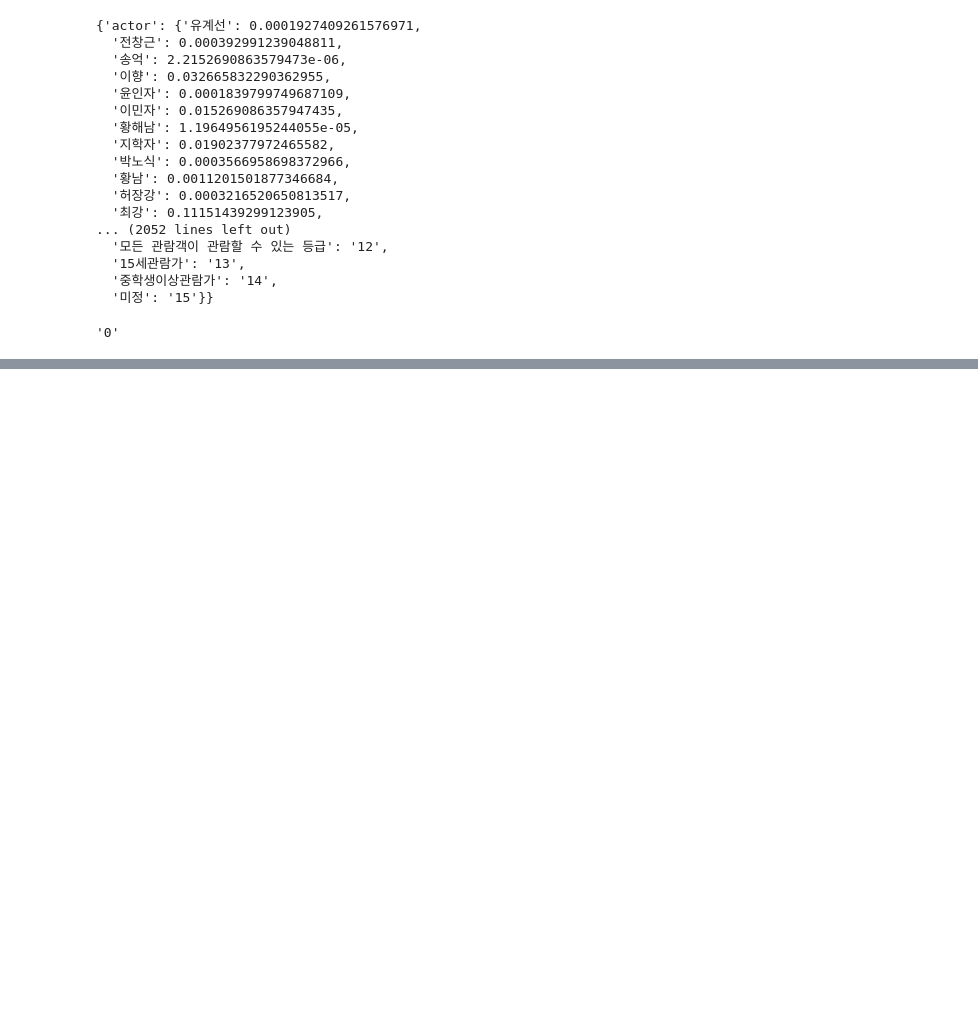
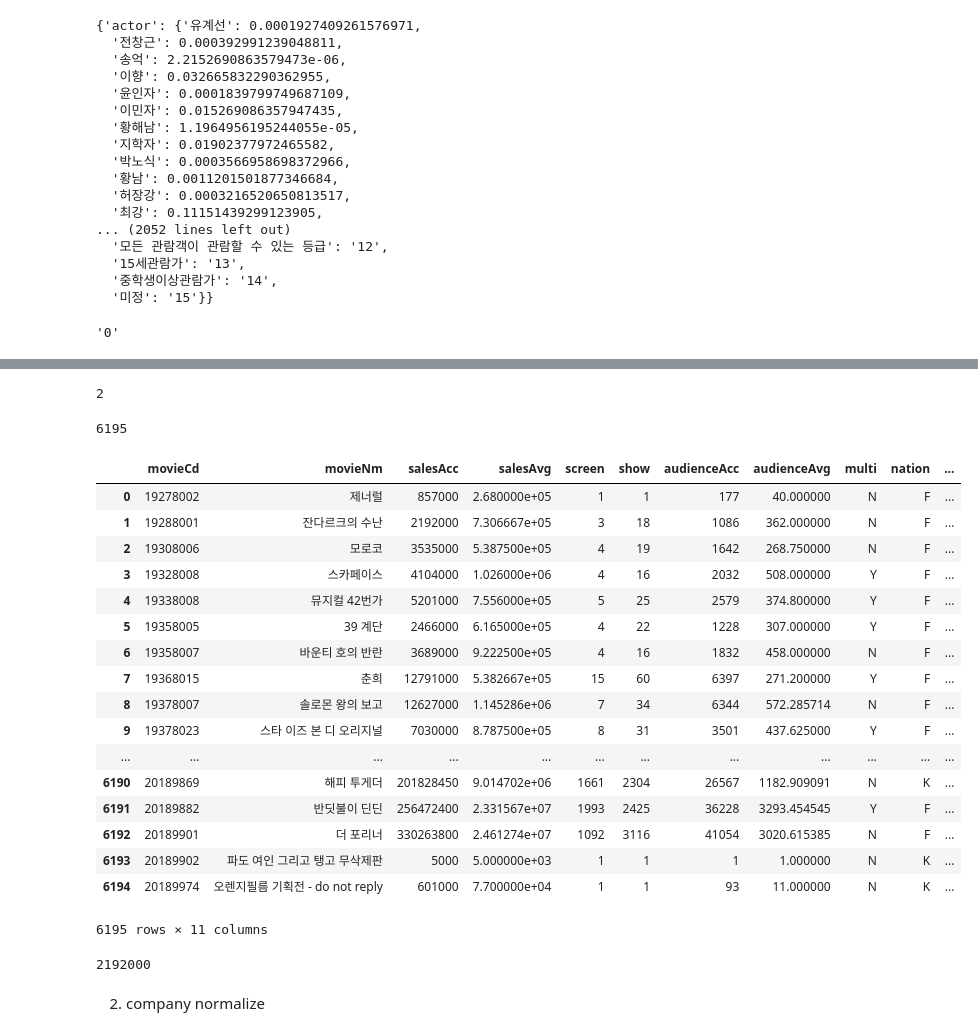
Before and after one commit to younghk/2019_Project_Graduation, a Jupyter notebook: Data_Preprocessing.ipynb, the cells around one changed output, grey strips where cells are left out. Drawn from its saved outputs; the diff is of its cells as text; code cells hidden in the pictures; blank space fills up the shorter version.

```diff
--- a/Data_Preprocessing.ipynb
+++ b/Data_Preprocessing.ipynb
@@ -1355,0 +1394,29 @@ mdtnk_scaled['grade']
+# %%
+len(movie_detail[movie.movieCd[0]]['actors'])
+# %% [output]
+2
+# %%
+print(len(movie_detail))
+# %% [output]
+6195
+# %%
+movie_data
+# %% [output]
+|  | movieCd | movieNm | salesAcc | salesAvg | screen | show | audienceAcc | audienceAvg | multi | nation | ... |
+| 0 | 19278002 | 제너럴 | 857000 | 2.680000e+05 | 1 | 1 | 177 | 40.000000 | N | F | ... |
+| 1 | 19288001 | 잔다르크의 수난 | 2192000 | 7.306667e+05 | 3 | 18 | 1086 | 362.000000 | N | F | ... |
+| 2 | 19308006 | 모로코 | 3535000 | 5.387500e+05 | 4 | 19 | 1642 | 268.750000 | N | F | ... |
+| 3 | 19328008 | 스카페이스 | 4104000 | 1.026000e+06 | 4 | 16 | 2032 | 508.000000 | Y | F | ... |
+| 4 | 19338008 | 뮤지컬 42번가 | 5201000 | 7.556000e+05 | 5 | 25 | 2579 | 374.800000 | Y | F | ... |
+| 5 | 19358005 | 39 계단 | 2466000 | 6.165000e+05 | 4 | 22 | 1228 | 307.000000 | Y | F | ... |
+| 6 | 19358007 | 바운티 호의 반란 | 3689000 | 9.222500e+05 | 4 | 16 | 1832 | 458.000000 | N | F | ... |
+| 7 | 19368015 | 춘희 | 12791000 | 5.382667e+05 | 15 | 60 | 6397 | 271.200000 | Y | F | ... |
+| 8 | 19378007 | 솔로몬 왕의 보고 | 12627000 | 1.145286e+06 | 7 | 34 | 6344 | 572.285714 | N | F | ... |
+| 9 | 19378023 | 스타 이즈 본 디 오리지널 | 7030000 | 8.787500e+05 | 8 | 31 | 3501 | 437.625000 | Y | F | ... |
+| ... | ... | ... | ... | ... | ... | ... | ... | ... | ... | ... | ... |
+| 6190 | 20189869 | 해피 투게더 | 201828450 | 9.014702e+06 | 1661 | 2304 | 26567 | 1182.909091 | N | K | ... |
+| 6191 | 20189882 | 반딧불이 딘딘 | 256472400 | 2.331567e+07 | 1993 | 2425 | 36228 | 3293.454545 | Y | F | ... |
+| 6192 | 20189901 | 더 포리너 | 330263800 | 2.461274e+07 | 1092 | 3116 | 41054 | 3020.615385 | N | F | ... |
+| 6193 | 20189902 | 파도 여인 그리고 탱고 무삭제판 | 5000 | 5.000000e+03 | 1 | 1 | 1 | 1.000000 | N | K | ... |
+| 6194 | 20189974 | 오렌지필름 기획전 - do not reply | 601000 | 7.700000e+04 | 1 | 1 | 93 | 11.000000 | N | K | ... |
+6195 rows × 11 columns
@@ -1355,0 +1464,6 @@ mdtnk_scaled['grade']
+# %%
+movie_data[movie_data.movieCd == '19288001'].salesAcc.iloc[0]
+# %% [output]
+2192000
+# %% [markdown]
+2. company normalize
```
Also changed, not shown: parts of 11 cells of this notebook.
